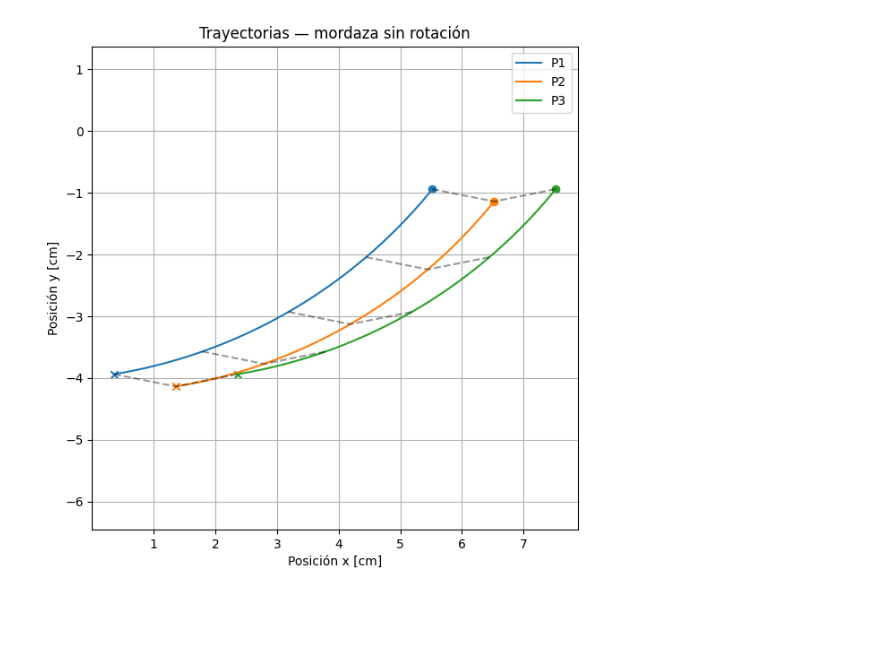
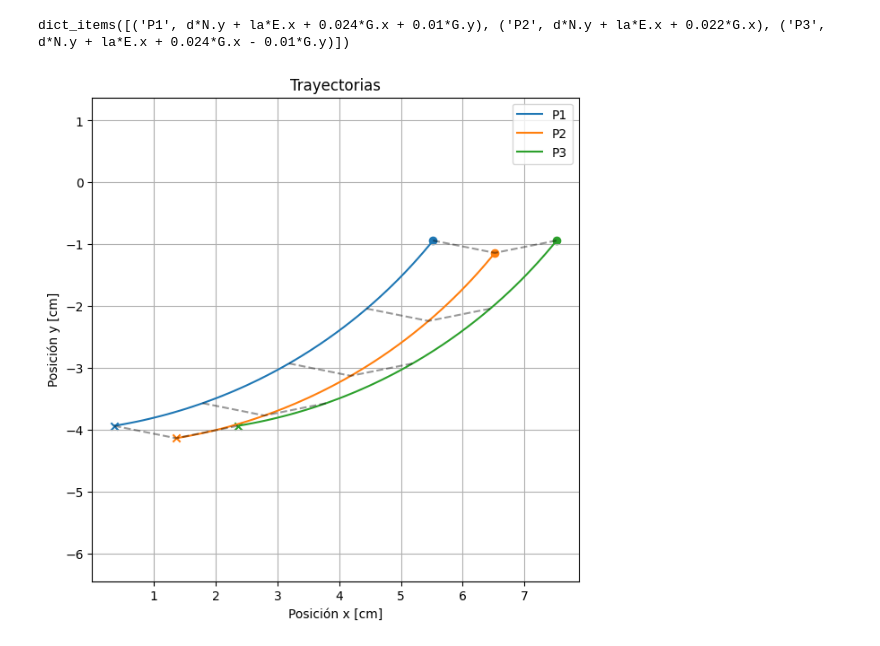
Before and after one commit to JuanPabloSequeraBarrera/Parcial1_dinamica, a Jupyter notebook: parcial1.ipynb, the cells around one changed output. Drawn from its saved outputs; the diff is of its cells as text; code cells hidden in the pictures; blank space fills up the shorter version.

```diff
--- a/parcial1.ipynb
+++ b/parcial1.ipynb
@@ -70,7 +70,7 @@ puntos = {
     "P2": r_PP2,
     "P3": r_PP3
 }
-
+display(puntos.items())
 # Las posiciones ahora dependen únicamente de theta
 points_func = {}
 
@@ -125,34 +125,35 @@ for nombre in ["P1", "P2", "P3"]:
 
     # Final: equis
     plt.scatter(
         trayectoria[-1, 0]*100,
         trayectoria[-1, 1]*100,
         color=linea.get_color(),
         marker="x"
     )
 
 plt.xlabel("Posición x [cm]")
 plt.ylabel("Posición y [cm]")
-plt.title("Trayectorias — mordaza sin rotación")
+plt.title("Trayectorias")
 plt.axis("equal")
 plt.grid()
 plt.legend()
 for i in [0, 25, 50, 75, 99]:
 
     posiciones = np.array([
         trayectorias["P1"][i],
         trayectorias["P2"][i],
         trayectorias["P3"][i]
     ])
 
     plt.plot(
         posiciones[:, 0]*100,
         posiciones[:, 1]*100,
         "k--",
         alpha=0.4
     )
 plt.show()
 # %% [output]
+dict_items([('P1', d*N.y + la*E.x + 0.024*G.x + 0.01*G.y), ('P2', d*N.y + la*E.x + 0.022*G.x), ('P3', d*N.y + la*E.x + 0.024*G.x - 0.01*G.y)])
-[figure, old version]
+[figure, new version]
 # %% [markdown]
 ![image.png](attachment:image.png)
```
